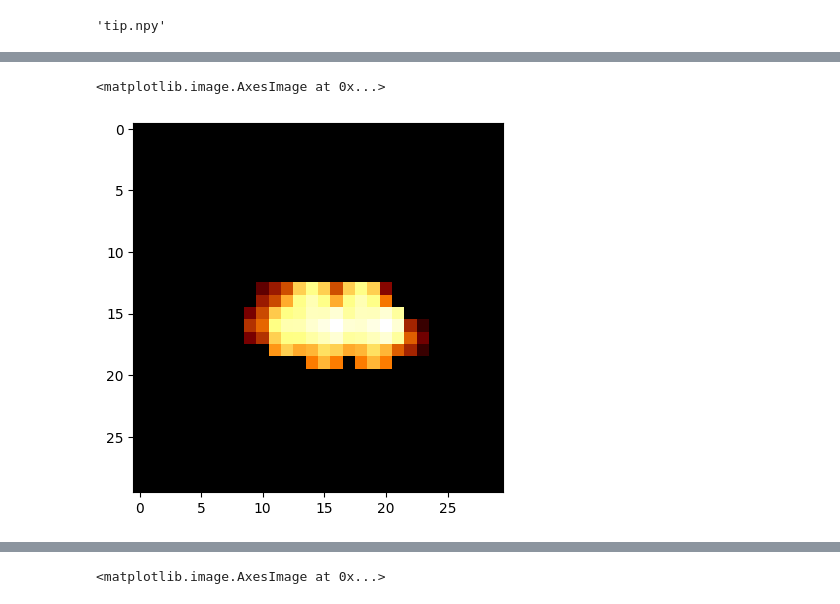
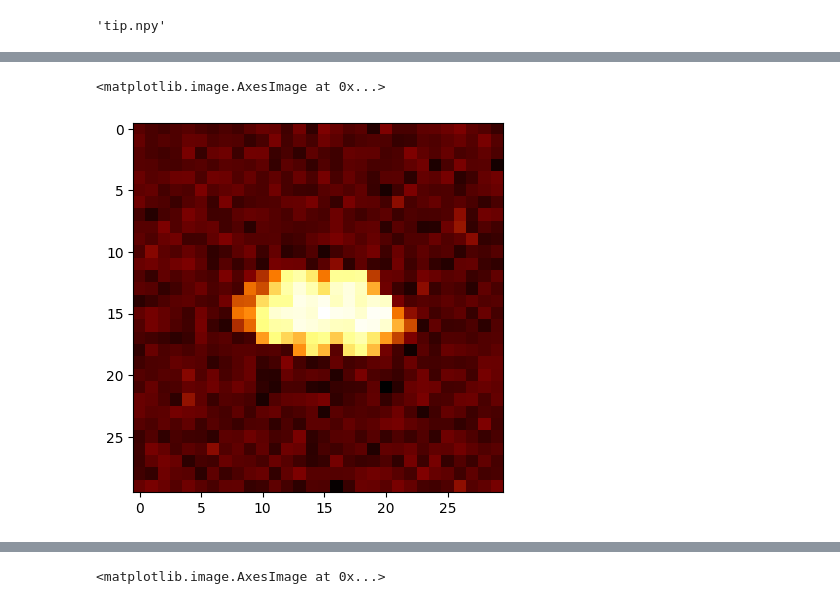
Before and after one commit to matsunagalab/ColabBTR, a Jupyter notebook: BTR.ipynb, the cells around one changed output, grey strips where cells are left out. Cells and saved outputs as stored; diff of their text form; code cells hidden in the pictures.

```diff
--- a/BTR.ipynb
+++ b/BTR.ipynb
@@ -191,16 +207,15 @@ import torch
 import torch.optim as optim
 import numpy as np
 
-surface_size = surface.shape
-tip_size = tip.shape
+# Data
+device = torch.device("cuda" if torch.cuda.is_available() else "cpu")
 surface_tensor = torch.tensor(surface, dtype=torch.float32)
+image_tensor = torch.tensor(image, dtype=torch.float32)
+surface_tensor = surface_tensor.to(device)
+image_tensor = image_tensor.to(device)
 
-tip0 = tip
-tip0_tensor = torch.tensor(tip0, dtype=torch.float32)
-dilated0_surface = idilation(surface_tensor, tip0_tensor)
-
-# Initialize tip with random values
-tip_tensor = torch.zeros(tip_size, dtype=torch.float32, requires_grad=True)
+# Initialization
+tip_tensor = torch.zeros(tip.shape, dtype=torch.float32, requires_grad=True)
 
 # Optimization settings
 learning_rate = 0.1
@@ -212,10 +227,10 @@ for iteration in range(num_iterations):
     optimizer.zero_grad()  # Clear gradients from the previous iteration
 
     # Perform dilation
-    dilated_surface = idilation(surface_tensor, tip_tensor)
+    image2_tensor = idilation(surface_tensor, tip_tensor)
 
     # Calculate MSE loss
-    loss = torch.mean((dilated0_surface - dilated_surface) ** 2)
+    loss = torch.mean((image2_tensor - image_tensor) ** 2)
 
     # Backpropagation
     loss.backward()
@@ -224,9 +239,9 @@ for iteration in range(num_iterations):
     optimizer.step()
 
     # Optional: print loss every few iterations
-    if iteration % 10 == 0:
+    if iteration % 100 == 0:
         print(f"Iteration {iteration}, Loss: {loss.item()}")
 
 # Final optimized tip
-optimized_tip = tip_tensor.detach().numpy()
+tip_estimate = tip_tensor.detach().numpy()
 # %% [output]
@@ -250,13 +258,13 @@ Iteration 990, Loss: 0.00016409199452027678
 # %%
 import torch
 import numpy as np
 import matplotlib.pyplot as plt
 
 import matplotlib.pyplot as plt
-plt.imshow(dilated0_surface.cpu(), cmap='afmhot')
+plt.imshow(image_tensor.cpu(), cmap='afmhot')
 # %% [output]
 <matplotlib.image.AxesImage at 0x...>
-[figure, old version]
+[figure, new version]
 # %%
 import torch
 import numpy as np
```
Also changed, not shown: parts of 31 cells of this notebook.
